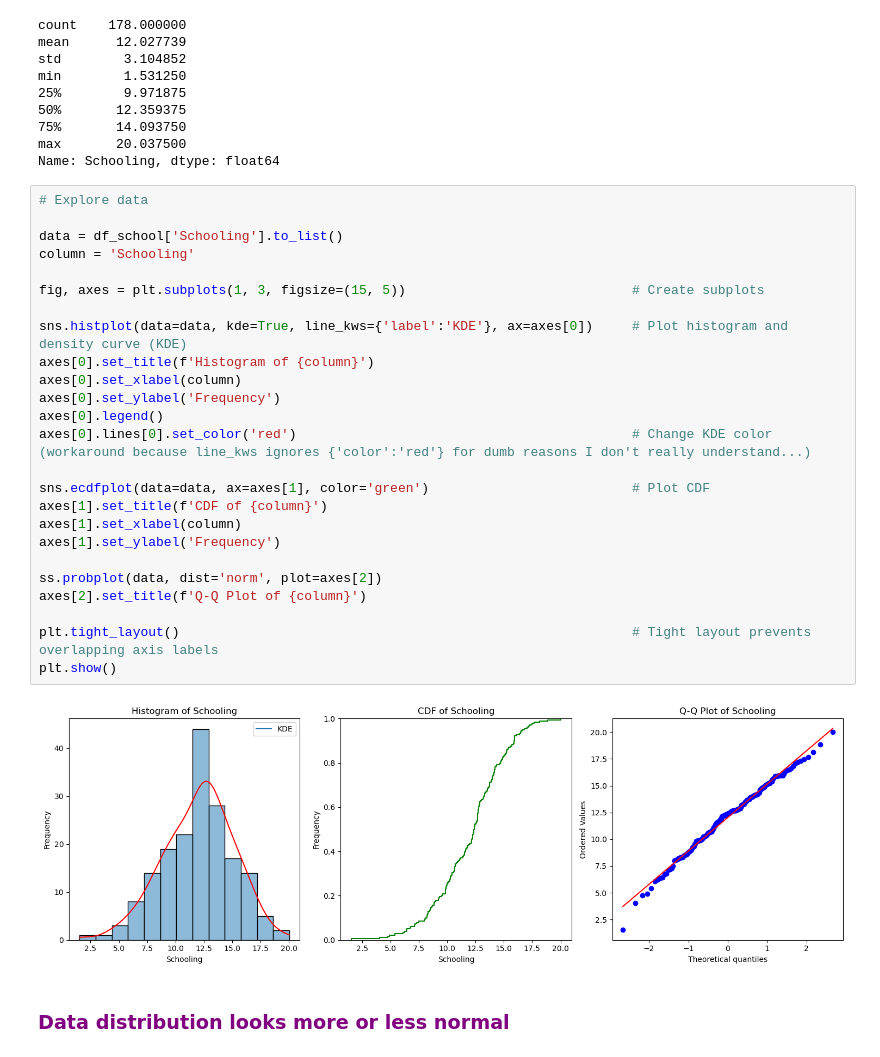
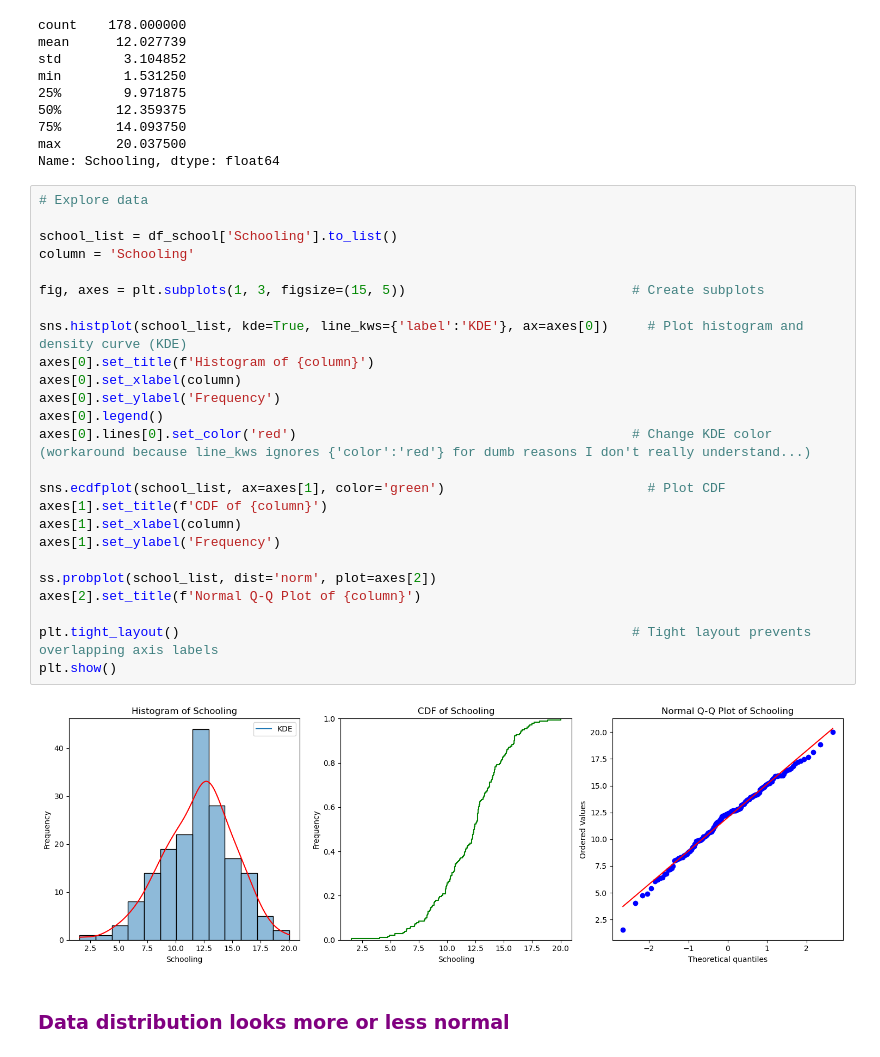
Before and after one commit to AkeemSemperDataScience/data3450-assignment-2-mlsiebold, a Jupyter notebook: START_Asn_2.ipynb, the cells around one changed output. Drawn from its saved outputs; the diff is of its cells as text.

Commit message:
Part 2.2 qq plot

```diff
--- a/START_Asn_2.ipynb
+++ b/START_Asn_2.ipynb
@@ -214,29 +214,29 @@ Name: Schooling, dtype: float64
 # %%
 # Explore data
 
-data = df_school['Schooling'].to_list()
+school_list = df_school['Schooling'].to_list()
 column = 'Schooling'
 
 fig, axes = plt.subplots(1, 3, figsize=(15, 5))                             # Create subplots
 
-sns.histplot(data=data, kde=True, line_kws={'label':'KDE'}, ax=axes[0])     # Plot histogram and density curve (KDE)
+sns.histplot(school_list, kde=True, line_kws={'label':'KDE'}, ax=axes[0])     # Plot histogram and density curve (KDE)
 axes[0].set_title(f'Histogram of {column}')
 axes[0].set_xlabel(column)
 axes[0].set_ylabel('Frequency')
 axes[0].legend()
 axes[0].lines[0].set_color('red')                                           # Change KDE color (workaround because line_kws ignores {'color':'red'} for dumb reasons I don't really understand...)
 
-sns.ecdfplot(data=data, ax=axes[1], color='green')                          # Plot CDF
+sns.ecdfplot(school_list, ax=axes[1], color='green')                          # Plot CDF
 axes[1].set_title(f'CDF of {column}')
 axes[1].set_xlabel(column)
 axes[1].set_ylabel('Frequency')
 
-ss.probplot(data, dist='norm', plot=axes[2])
-axes[2].set_title(f'Q-Q Plot of {column}')
+ss.probplot(school_list, dist='norm', plot=axes[2])
+axes[2].set_title(f'Normal Q-Q Plot of {column}')
 
 plt.tight_layout()                                                          # Tight layout prevents overlapping axis labels
 plt.show()
 # %% [output]
-[figure, old version]
+[figure, new version]
 # %% [markdown]
 ### <span style="color: purple">Data distribution looks more or less normal</span>
```
Also changed, not shown: parts of 3 cells of this notebook.
